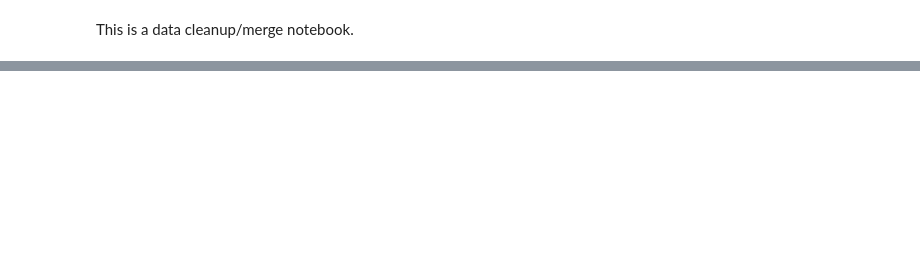
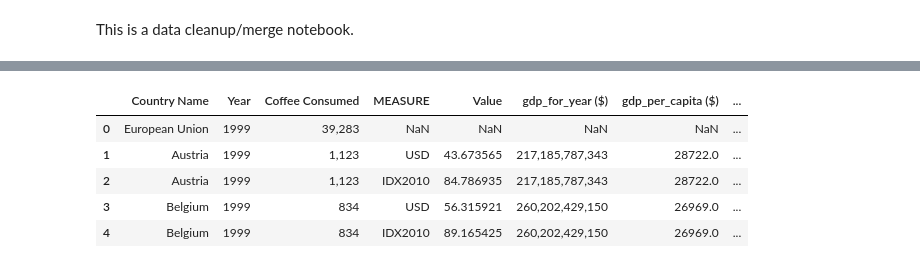
Before and after one commit to andrewboring/Confabulators_Project_1, a Jupyter notebook: data/data_cleanup.ipynb, the cells around one changed output, grey strips where cells are left out. Cells and saved outputs as stored; diff of their text form; code cells hidden in the pictures; blank space fills up the shorter version.

```diff
--- a/data/data_cleanup.ipynb
+++ b/data/data_cleanup.ipynb
@@ -71,0 +206,4 @@ all_combined.head()
+# %%
+gdph_clean['Country Name'] = gdph_clean['Country Name'].astype(str)
+gdph_clean['Year'] = gdph_clean['Year'].astype(str)
+gdph_clean.dtypes
@@ -71,0 +216,3 @@ all_combined.head()
+# %%
+total_pop['Year'] = total_pop['Year'].astype(str)
+total_pop.dtypes
@@ -71,0 +226,3 @@ all_combined.head()
+# %%
+total_pop['Year'] = total_pop['Year'].astype(str)
+Unemployment_data.dtypes
@@ -71,0 +234,4 @@ all_combined.head()
+# %%
+#Merge Data Sets
+combine_1 = pd.merge(consumption_clean2, gdph_clean, how='left', on=['Country Name', 'Year'])
+combine_1.head()
@@ -71,0 +245,10 @@ all_combined.head()
+# %%
+combine_2 = pd.merge(combine_1, total_pop, how='left', on=['Country Name', 'Year'])
+combine_2.head()
+# %% [output]
+|  | Country Name | Year | Coffee Consumed | MEASURE | Value | gdp_for_year ($) | gdp_per_capita ($) | ... |
+| 0 | European Union | 1999 | 39,283 | NaN | NaN | NaN | NaN | ... |
+| 1 | Austria | 1999 | 1,123 | USD | 43.673565 | 217,185,787,343 | 28722.0 | ... |
+| 2 | Austria | 1999 | 1,123 | IDX2010 | 84.786935 | 217,185,787,343 | 28722.0 | ... |
+| 3 | Belgium | 1999 | 834 | USD | 56.315921 | 260,202,429,150 | 26969.0 | ... |
+| 4 | Belgium | 1999 | 834 | IDX2010 | 89.165425 | 260,202,429,150 | 26969.0 | ... |
```
Also changed, not shown: parts of 33 cells of this notebook.
